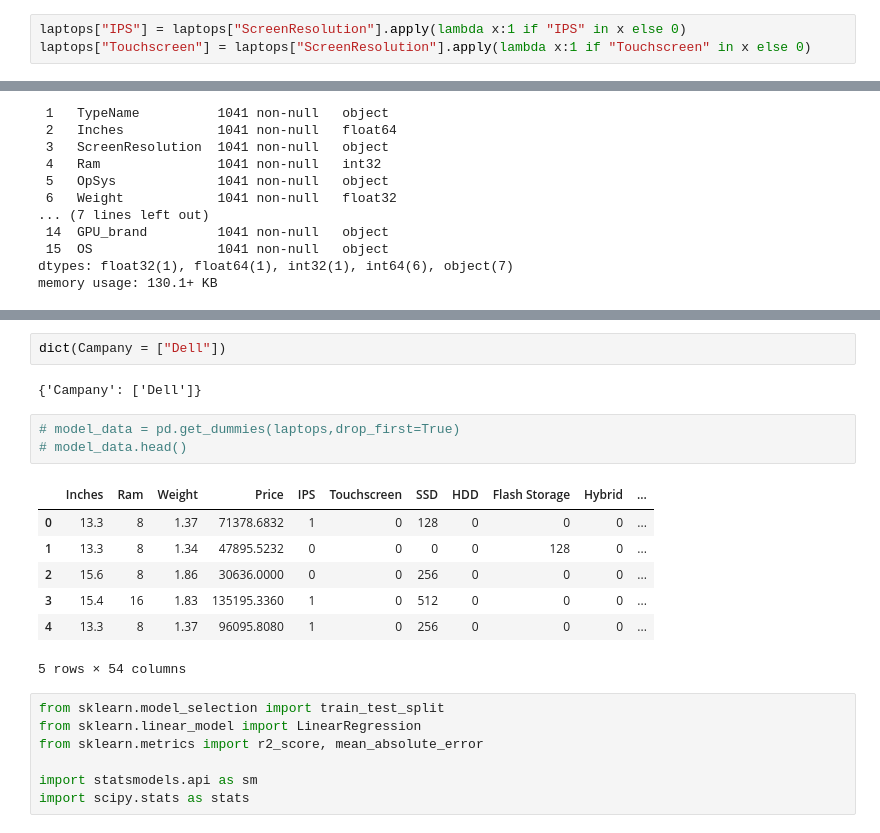
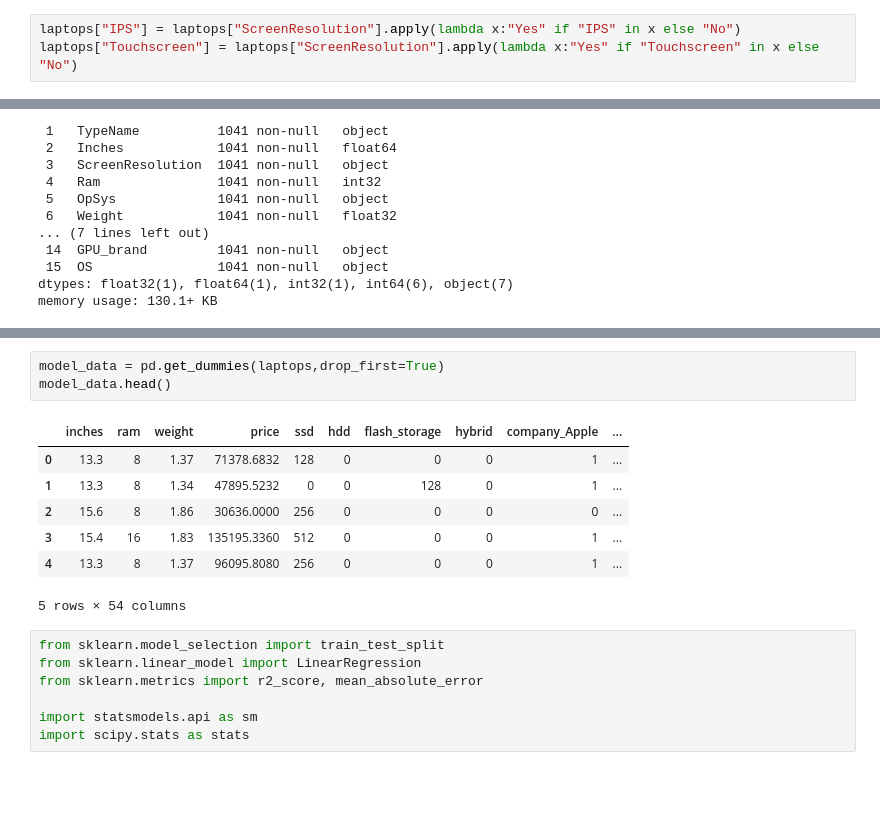
Before and after one commit to Sarang1995/laptop_price_prediction, a Jupyter notebook: Laptop_price_prediction.ipynb, the cells around one changed output, grey strips where cells are left out. Drawn from its saved outputs; the diff is of its cells as text; blank space fills up the shorter version.

```diff
--- a/Laptop_price_prediction.ipynb
+++ b/Laptop_price_prediction.ipynb
@@ -274,8 +274,8 @@ laptops["ScreenResolution"].str[-9:]
 1302     1366x768
 Name: ScreenResolution, Length: 1303, dtype: object
 # %%
-laptops["IPS"] = laptops["ScreenResolution"].apply(lambda x:1 if "IPS" in x else 0)
-laptops["Touchscreen"] = laptops["ScreenResolution"].apply(lambda x:1 if "Touchscreen" in x else 0)
+laptops["IPS"] = laptops["ScreenResolution"].apply(lambda x:"Yes" if "IPS" in x else "No")
+laptops["Touchscreen"] = laptops["ScreenResolution"].apply(lambda x:"Yes" if "Touchscreen" in x else "No")
 # %%
 laptops["ScreenResolution"] = laptops["ScreenResolution"].str[-9:]
 
@@ -939,17 +942,13 @@ pd.DataFrame(dict(Campany = ["Dell"],  ram= [int(a)], inches=[float(b)]))
-# %%
-dict(Campany = ["Dell"])
-# %% [output]
-{'Campany': ['Dell']}
 # %%
-# model_data = pd.get_dummies(laptops,drop_first=True)
-# model_data.head()
+model_data = pd.get_dummies(laptops,drop_first=True)
+model_data.head()
 # %% [output]
-|  | Inches | Ram | Weight | Price | IPS | Touchscreen | SSD | HDD | Flash Storage | Hybrid | ... |
-| 0 | 13.3 | 8 | 1.37 | 71378.6832 | 1 | 0 | 128 | 0 | 0 | 0 | ... |
-| 1 | 13.3 | 8 | 1.34 | 47895.5232 | 0 | 0 | 0 | 0 | 128 | 0 | ... |
-| 2 | 15.6 | 8 | 1.86 | 30636.0000 | 0 | 0 | 256 | 0 | 0 | 0 | ... |
-| 3 | 15.4 | 16 | 1.83 | 135195.3360 | 1 | 0 | 512 | 0 | 0 | 0 | ... |
-| 4 | 13.3 | 8 | 1.37 | 96095.8080 | 1 | 0 | 256 | 0 | 0 | 0 | ... |
+|  | inches | ram | weight | price | ssd | hdd | flash_storage | hybrid | company_Apple | ... |
+| 0 | 13.3 | 8 | 1.37 | 71378.6832 | 128 | 0 | 0 | 0 | 1 | ... |
+| 1 | 13.3 | 8 | 1.34 | 47895.5232 | 0 | 0 | 128 | 0 | 1 | ... |
+| 2 | 15.6 | 8 | 1.86 | 30636.0000 | 256 | 0 | 0 | 0 | 0 | ... |
+| 3 | 15.4 | 16 | 1.83 | 135195.3360 | 512 | 0 | 0 | 0 | 1 | ... |
+| 4 | 13.3 | 8 | 1.37 | 96095.8080 | 256 | 0 | 0 | 0 | 1 | ... |
 5 rows × 54 columns
 # %%
 from sklearn.model_selection import train_test_split
```
Also changed, not shown: parts of 29 cells of this notebook, 2 other files.
